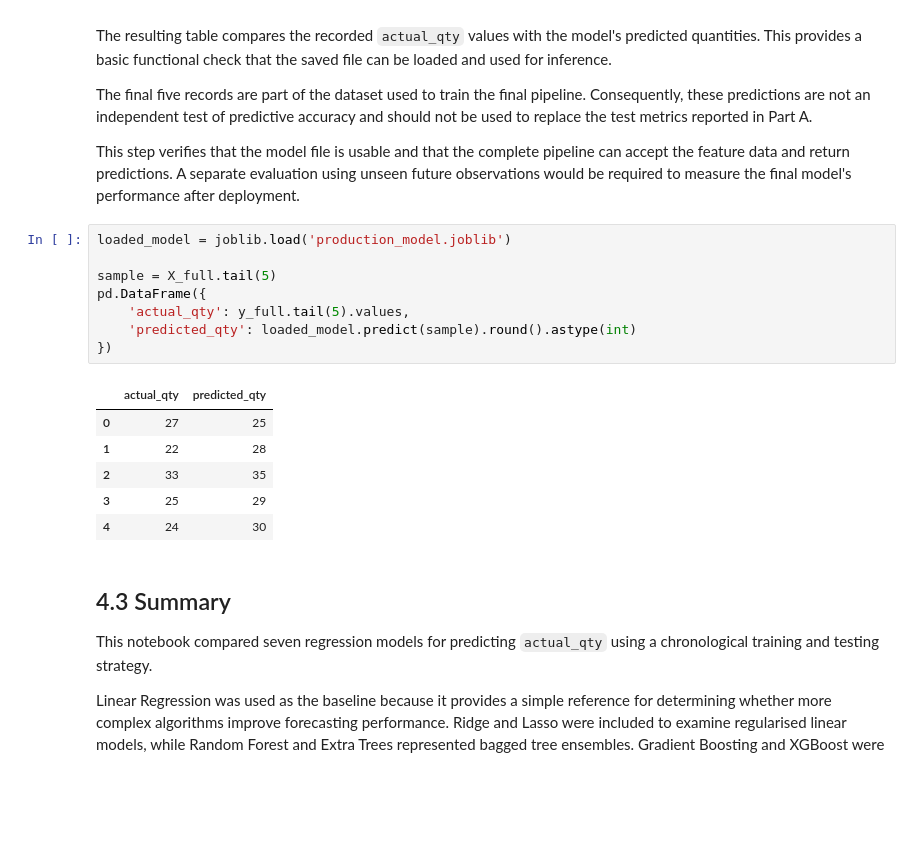
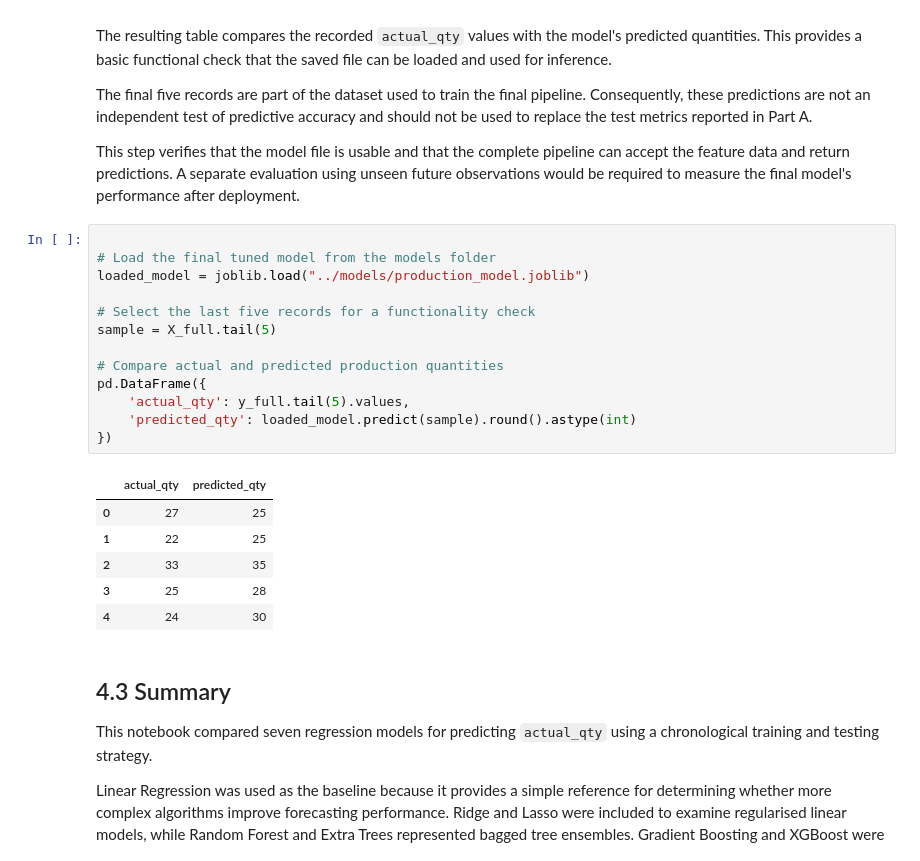
Before and after one commit to visurarodrigo/production-DI, a Jupyter notebook: notebooks/04_Model_Selection_and_Training.ipynb, the cells around one changed output. Saved outputs shown, nothing was run; the diff lists cells and outputs as text; blank space fills up the shorter version.

```diff
--- a/notebooks/04_Model_Selection_and_Training.ipynb
+++ b/notebooks/04_Model_Selection_and_Training.ipynb
@@ -793,19 +793,24 @@ The final five records are part of the dataset used to train the final pipeline.
 
 This step verifies that the model file is usable and that the complete pipeline can accept the feature data and return predictions. A separate evaluation using unseen future observations would be required to measure the final model's performance after deployment.
 # %%
-loaded_model = joblib.load('production_model.joblib')
 
+# Load the final tuned model from the models folder
+loaded_model = joblib.load("../models/production_model.joblib")
+
+# Select the last five records for a functionality check
 sample = X_full.tail(5)
+
+# Compare actual and predicted production quantities
 pd.DataFrame({
     'actual_qty': y_full.tail(5).values,
     'predicted_qty': loaded_model.predict(sample).round().astype(int)
 })
 # %% [output]
 |  | actual_qty | predicted_qty |
 | 0 | 27 | 25 |
-| 1 | 22 | 28 |
+| 1 | 22 | 25 |
 | 2 | 33 | 35 |
-| 3 | 25 | 29 |
+| 3 | 25 | 28 |
 | 4 | 24 | 30 |
 # %% [markdown]
 ## 4.3 Summary
```
Also changed, not shown: parts of 7 cells of this notebook, 3 other files.
